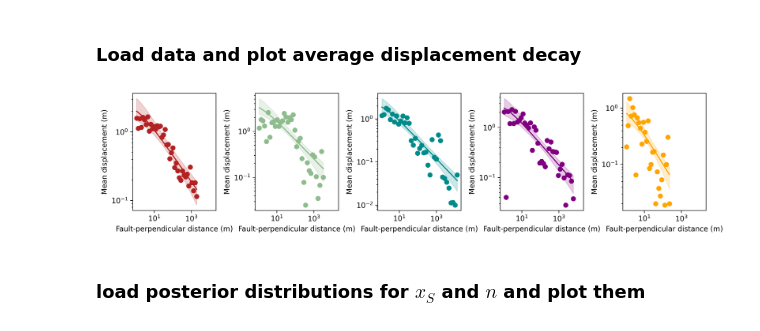
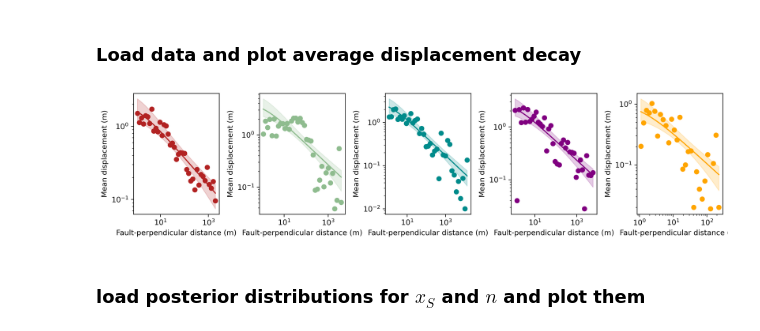
Before and after one commit to absrp/PFDHA_strikeslip, a Jupyter notebook: PFDHA_model_allcode/all_event_decay_plotter_displacement.ipynb, the cells around one changed output. Cells and saved outputs as stored; diff of their text form; code cells hidden in the pictures.

```diff
--- a/PFDHA_model_allcode/all_event_decay_plotter_displacement.ipynb
+++ b/PFDHA_model_allcode/all_event_decay_plotter_displacement.ipynb
@@ -6,75 +6,74 @@ This script plots the decay of average displacements measured in the field with
 import numpy as np
 import matplotlib.pyplot as plt
 # load Landers data
-Landers_decay = np.loadtxt('Landers_mean_displacement_decay.txt', delimiter=',')
+Landers_decay = np.loadtxt('MCMC_inputs/Mean_displacement_decays/Landers_mean_displacement_decay.txt', delimiter=',')
 Landers_displacement = Landers_decay[:,1]
-Landers_fit = np.loadtxt('Landers_MCMCfits_displacement.txt', delimiter=' ')
-Landers_spread = np.loadtxt('Landers_spread_displacement.txt', delimiter=' ')
+Landers_fit = np.loadtxt('MCMC_outputs/Landers_MCMCfits_displacement.txt', delimiter=' ')
+Landers_spread = np.loadtxt('MCMC_outputs/Landers_spread_displacement.txt', delimiter=' ')
 xLanders = Landers_fit[:,0]
 bestfit_Landers = Landers_fit[:,1]
 med_Landers = Landers_spread[:,0]
 spread_Landers = Landers_spread[:,1]
-best_fit_parameters_Landers = np.loadtxt('Landers_best_fit_parameters_displacement.txt', delimiter=' ')
+best_fit_parameters_Landers = np.loadtxt('MCMC_outputs/Landers_best_fit_parameters_displacement.txt', delimiter=' ')
 Landers_g = best_fit_parameters_Landers[1] # n
 Landers_d = best_fit_parameters_Landers[0] # beta
 
-
 # load EMC data
-EMC_decay = np.loadtxt('EMC_mean_displacement_decay.txt', delimiter=',')
+EMC_decay = np.loadtxt('MCMC_inputs/Mean_displacement_decays/EMC_mean_displacement_decay.txt', delimiter=',')
 EMC_displacement = EMC_decay[:,1]
-EMC_fit = np.loadtxt('EMC_MCMCfits_displacement.txt', delimiter=' ')
-EMC_spread = np.loadtxt('EMC_spread_displacement.txt', delimiter=' ')
+EMC_fit = np.loadtxt('MCMC_outputs/EMC_MCMCfits_displacement.txt', delimiter=' ')
+EMC_spread = np.loadtxt('MCMC_outputs/EMC_spread_displacement.txt', delimiter=' ')
 xEMC = EMC_fit[:,0]
 bestfit_EMC = EMC_fit[:,1]
 med_EMC = EMC_spread[:,0]
 spread_EMC = EMC_spread[:,1]
-best_fit_parameters_EMC = np.loadtxt('EMC_best_fit_parameters_displacement.txt', delimiter=' ')
+best_fit_parameters_EMC = np.loadtxt('MCMC_outputs/EMC_best_fit_parameters_displacement.txt', delimiter=' ')
 EMC_g = best_fit_parameters_EMC[1]
 EMC_d = best_fit_parameters_EMC[0]
 
 
 # load Hector Mine data
-HectorMine_decay = np.loadtxt('HectorMine_mean_displacement_decay.txt', delimiter=',')
+HectorMine_decay = np.loadtxt('MCMC_inputs/Mean_displacement_decays/HectorMine_mean_displacement_decay.txt', delimiter=',')
 HectorMine_displacement = HectorMine_decay[:,1]
-HectorMine_fit = np.loadtxt('HectorMine_MCMCfits_displacement.txt', delimiter=' ')
-HectorMine_spread = np.loadtxt('HectorMine_spread_displacement.txt', delimiter=' ')
+HectorMine_fit = np.loadtxt('MCMC_outputs/HectorMine_MCMCfits_displacement.txt', delimiter=' ')
+HectorMine_spread = np.loadtxt('MCMC_outputs/HectorMine_spread_displacement.txt', delimiter=' ')
 xHectorMine = HectorMine_fit[:,0]
 bestfit_HectorMine = HectorMine_fit[:,1]
 med_HectorMine = HectorMine_spread[:,0]
 spread_HectorMine = HectorMine_spread[:,1]
-best_fit_parameters_HectorMine = np.loadtxt('HectorMine_best_fit_parameters_displacement.txt', delimiter=' ')
+best_fit_parameters_HectorMine = np.loadtxt('MCMC_outputs/HectorMine_best_fit_parameters_displacement.txt', delimiter=' ')
 HectorMine_g = best_fit_parameters_HectorMine[1]
 HectorMine_d = best_fit_parameters_HectorMine[0]
 
 
 # load Ridgecrest1 data
-Ridgecrest1_decay = np.loadtxt('Ridgecrest1_mean_displacement_decay.txt', delimiter=',')
+Ridgecrest1_decay = np.loadtxt('MCMC_inputs/Mean_displacement_decays/Ridgecrest1_mean_displacement_decay.txt', delimiter=',')
 Ridgecrest1_displacement = Ridgecrest1_decay[:,1]
-Ridgecrest1_fit = np.loadtxt('Ridgecrest1_MCMCfits_displacement.txt', delimiter=' ')
-Ridgecrest1_spread = np.loadtxt('Ridgecrest1_spread_displacement.txt', delimiter=' ')
+Ridgecrest1_fit = np.loadtxt('MCMC_outputs/Ridgecrest1_MCMCfits_displacement.txt', delimiter=' ')
+Ridgecrest1_spread = np.loadtxt('MCMC_outputs/Ridgecrest1_spread_displacement.txt', delimiter=' ')
 xRidgecrest1 = Ridgecrest1_fit[:,0]
 bestfit_Ridgecrest1 = Ridgecrest1_fit[:,1]
 med_Ridgecrest1 = Ridgecrest1_spread[:,0]
 spread_Ridgecrest1 = Ridgecrest1_spread[:,1]
-best_fit_parameters_Ridgecrest1 = np.loadtxt('Ridgecrest1_best_fit_parameters_displacement.txt', delimiter=' ')
+best_fit_parameters_Ridgecrest1 = np.loadtxt('MCMC_outputs/Ridgecrest1_best_fit_parameters_displacement.txt', delimiter=' ')
 Ridgecrest1_g = best_fit_parameters_Ridgecrest1[1]
 Ridgecrest1_d = best_fit_parameters_Ridgecrest1[0]
 
 
 # load Ridgecrest2 data
-Ridgecrest2_decay = np.loadtxt('Ridgecrest2_mean_displacement_decay.txt', delimiter=',')
+Ridgecrest2_decay = np.loadtxt('MCMC_inputs/Mean_displacement_decays/Ridgecrest2_mean_displacement_decay.txt', delimiter=',')
 Ridgecrest2_displacement = Ridgecrest2_decay[:,1]
-Ridgecrest2_fit = np.loadtxt('Ridgecrest2_MCMCfits_displacement.txt', delimiter=' ')
-Ridgecrest2_spread = np.loadtxt('Ridgecrest2_spread_displacement.txt', delimiter=' ')
+Ridgecrest2_fit = np.loadtxt('MCMC_outputs/Ridgecrest2_MCMCfits_displacement.txt', delimiter=' ')
+Ridgecrest2_spread = np.loadtxt('MCMC_outputs/Ridgecrest2_spread_displacement.txt', delimiter=' ')
 xRidgecrest2= Ridgecrest2_fit[:,0]
 bestfit_Ridgecrest2= Ridgecrest2_fit[:,1]
 med_Ridgecrest2= Ridgecrest2_spread[:,0]
 spread_Ridgecrest2= Ridgecrest2_spread[:,1]
-best_fit_parameters_Ridgecrest2= np.loadtxt('Ridgecrest2_best_fit_parameters_displacement.txt', delimiter=' ')
+best_fit_parameters_Ridgecrest2= np.loadtxt('MCMC_outputs/Ridgecrest2_best_fit_parameters_displacement.txt', delimiter=' ')
 Ridgecrest2_g = best_fit_parameters_Ridgecrest2[1]
 Ridgecrest2_d = best_fit_parameters_Ridgecrest2[0]
 # %%
-fig, axs = plt.subplots(1,5, dpi=300, figsize = (12,3), tight_layout = True, sharex=True)
+fig, axs = plt.subplots(1,5, dpi=300, figsize = (12,3), tight_layout = True)
 
 axs[0].scatter(xLanders,Landers_displacement,color='firebrick')
 axs[0].plot(xLanders,bestfit_Landers,label='Landers',color='firebrick')
@@ -93,35 +92,35 @@ axs[1].set_ylabel('Mean displacement (m)')
 axs[1].set_xlabel('Fault-perpendicular distance (m)')
 
 axs[2].scatter(xEMC,EMC_displacement,color='darkcyan')
 axs[2].plot(xEMC,bestfit_EMC,label='EMC',color='darkcyan')
 axs[2].fill_between(xEMC,med_EMC-spread_EMC,med_EMC+spread_EMC,color='darkcyan',alpha=0.2)
 axs[2].set_yscale('log')
 axs[2].set_xscale('log')
 axs[2].set_ylabel('Mean displacement (m)')
 axs[2].set_xlabel('Fault-perpendicular distance (m)')
 
 axs[3].scatter(xRidgecrest2,Ridgecrest2_displacement,color='purple')
 axs[3].plot(xRidgecrest2,bestfit_Ridgecrest2,label='Ridgecrest mainshock',color='purple')
 axs[3].fill_between(xRidgecrest2,med_Ridgecrest2-spread_Ridgecrest2,med_Ridgecrest2+spread_Ridgecrest2,color='purple',alpha=0.2)
 axs[3].set_yscale('log')
 axs[3].set_xscale('log')
 axs[3].set_ylabel('Mean displacement (m)')
 axs[3].set_xlabel('Fault-perpendicular distance (m)')
 
 axs[4].scatter(xRidgecrest1,Ridgecrest1_displacement,color='orange')
 axs[4].plot(xRidgecrest1,bestfit_Ridgecrest1,label='Ridgecrest foreshock',color='orange')
 axs[4].fill_between(xRidgecrest1,med_Ridgecrest1-spread_Ridgecrest1,med_Ridgecrest1+spread_Ridgecrest1,color='orange',alpha=0.2)
 
 axs[4].set_yscale('log')
 axs[4].set_xscale('log')
 axs[4].set_ylabel('Mean displacement (m)')
 axs[4].set_xlabel('Fault-perpendicular distance (m)')
 
 plt.tight_layout()
-plt.savefig('all_event_displacement_decays.pdf')
+plt.savefig('MCMC_outputs/all_event_displacement_decays.pdf')
 plt.show()
 # %% [output]
-[figure, old version]
+[figure, new version]
 # %% [markdown]
 ### load posterior distributions for $x_S$ and $\textit{n}$ and plot them
 # %%
```
Also changed, not shown: parts of 3 cells of this notebook, 4 other files.
